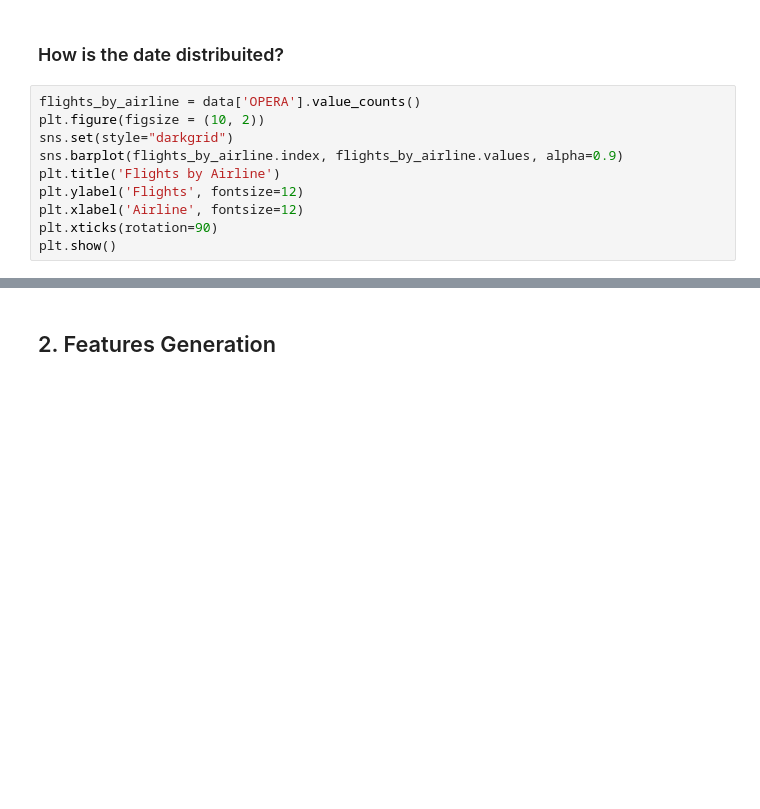
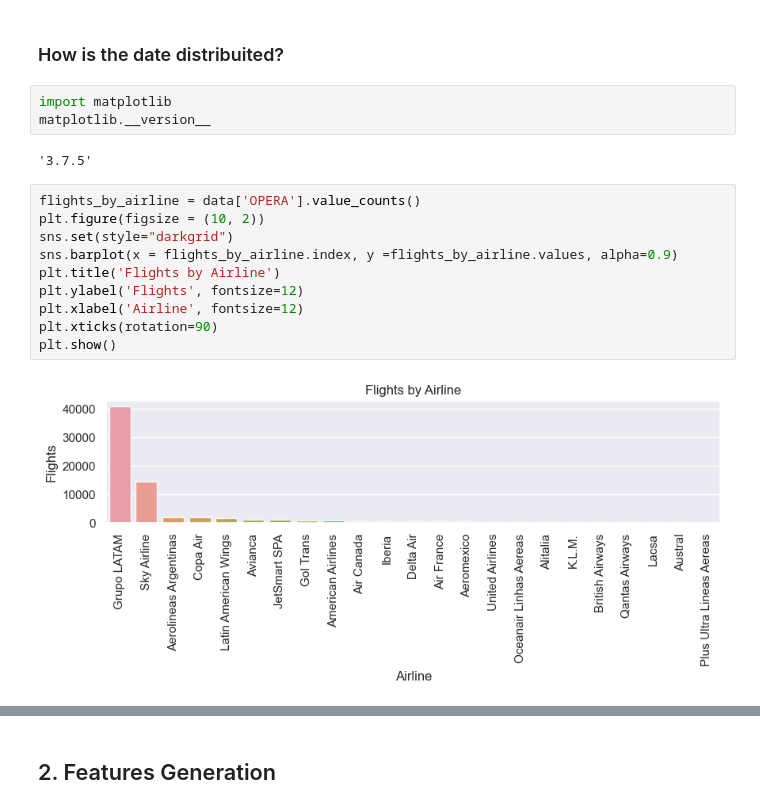
Before and after one commit to alejomaar/latam-challenge, a Jupyter notebook: challenge/exploration.ipynb, the cells around one changed output, grey strips where cells are left out. Saved outputs shown, nothing was run; the diff lists cells and outputs as text; blank space fills up the shorter version.

```diff
--- a/challenge/exploration.ipynb
+++ b/challenge/exploration.ipynb
@@ -17,16 +33,23 @@ data.info()
 ## 1. Data Analysis: First Sight
 # %% [markdown]
 ### How is the date distribuited?
+# %%
+import matplotlib
+matplotlib.__version__
+# %% [output]
+'3.7.5'
 # %%
 flights_by_airline = data['OPERA'].value_counts()
 plt.figure(figsize = (10, 2))
 sns.set(style="darkgrid")
-sns.barplot(flights_by_airline.index, flights_by_airline.values, alpha=0.9)
+sns.barplot(x = flights_by_airline.index, y =flights_by_airline.values, alpha=0.9)
 plt.title('Flights by Airline')
 plt.ylabel('Flights', fontsize=12)
 plt.xlabel('Airline', fontsize=12)
 plt.xticks(rotation=90)
 plt.show()
+# %% [output]
+[figure, added]
 # %%
 flights_by_day = data['DIA'].value_counts()
 plt.figure(figsize = (10, 2))
```
Also changed, not shown: parts of 43 cells of this notebook, 1 other file.
